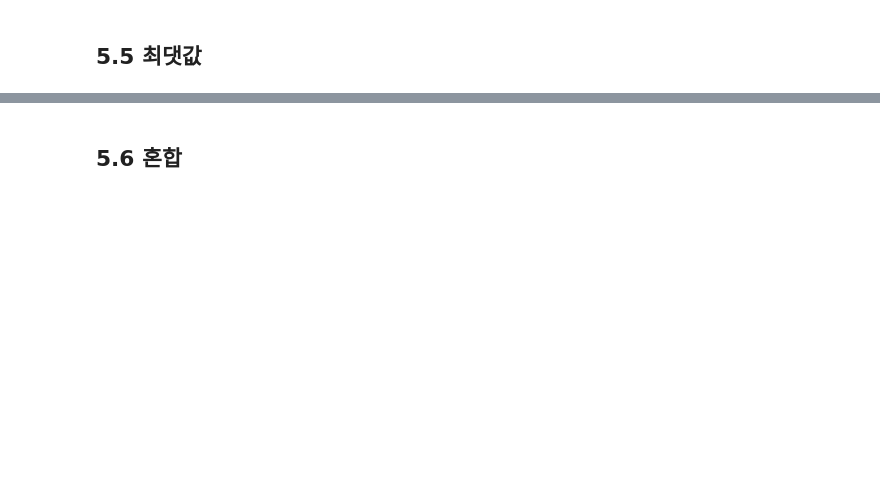
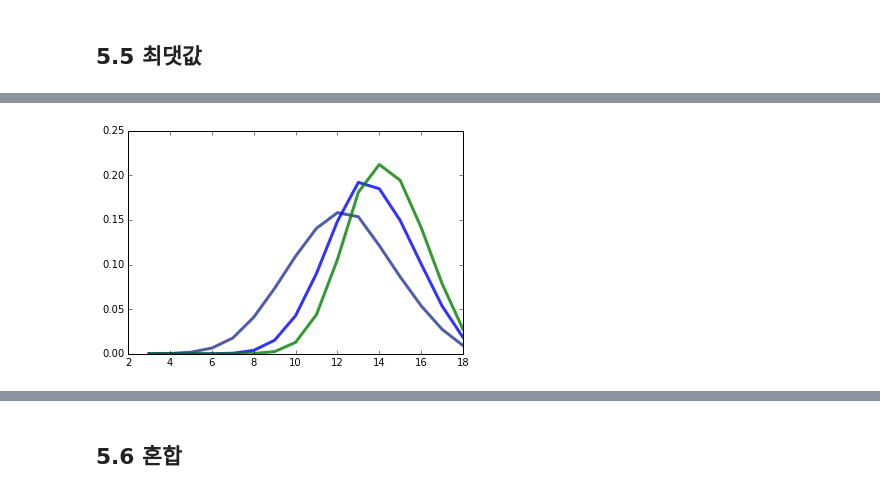
Before and after one commit to jayu108/book_think_bayes, a Jupyter notebook: chapter 5 공산과 가산.ipynb, the cells around one changed output, grey strips where cells are left out. Drawn from its saved outputs; the diff is of its cells as text; code cells hidden in the pictures; blank space fills up the shorter version.

```diff
--- a/chapter 5 공산과 가산.ipynb
+++ b/chapter 5 공산과 가산.ipynb
@@ -73,0 +400,82 @@ $$ o(A|D) = o(A) \frac{p(D|A)}{p(D|B)} $$
+# %%
+import random
+import matplotlib.pyplot as pyplot
+
+from src import thinkbayes
+from src import thinkplot
+
+FORMATS = ['pdf', 'eps', 'png']
+
+
+class Die(thinkbayes.Pmf):
+    """Represents the PMF of outcomes for a die."""
+
+    def __init__(self, sides, name=''):
+        """Initializes the die.
+
+        sides: int number of sides
+        name: string
+        """
+        thinkbayes.Pmf.__init__(self, name=name)
+        for x in xrange(1, sides+1):
+            self.Set(x, 1)
+        self.Normalize()
+
+
+def PmfMax(pmf1, pmf2):
+    """Computes the distribution of the max of values drawn from two Pmfs.
+
+    pmf1, pmf2: Pmf objects
+
+    returns: new Pmf
+    """
+    res = thinkbayes.Pmf()
+    for v1, p1 in pmf1.Items():
+        for v2, p2 in pmf2.Items():
+            res.Incr(max(v1, v2), p1*p2)
+    return res
+
+
+def main():
+
+    random.seed(17)
+
+    d6 = Die(6, 'd6')  # 6 면체 주사위 생성,  하나의 주사위 분포 Pmf
+
+    three_exact = d6 + d6 + d6  # 나열 (enumeration)
+
+    thinkplot.Clf()
+    thinkplot.PrePlot(num=1)
+
+    # compute the distribution of the best attribute the hard way
+    best_attr2 = PmfMax(three_exact, three_exact)  # 세 주사위를 2번 굴렸을때의 최댓값 분포
+    best_attr4 = PmfMax(best_attr2, best_attr2)  # 세 주사위를 4번 굴렸을때의 최댓값 분포
+    best_attr6 = PmfMax(best_attr4, best_attr2)  # 세 주사위를 6번 굴렸을때의 최댓값 분포
+    thinkplot.Pmf(best_attr2)
+    thinkplot.Pmf(best_attr4)
+    thinkplot.Pmf(best_attr6)
+    thinkplot.Show()  # image view
+
+    print '-------------------------------- '
+
+    # and the easy way
+    best_attr_cdf = three_exact.Max(6)  # 세 주사위를 6번 굴렸을때의 최댓값 분포
+    best_attr_cdf.name = ''
+    best_attr_pmf = thinkbayes.MakePmfFromCdf(best_attr_cdf)
+    best_attr_pmf.Print()
+
+    thinkplot.Pmf(best_attr_pmf)
+
+    thinkplot.Show()  # image view
+
+    thinkplot.Save(root='./images/dungeons2',
+                xlabel='Sum of three d6',
+                ylabel='Probability',
+                axis=[2, 19, 0, 0.23],
+                formats=FORMATS)
+
+
+
+if __name__ == '__main__':
+    main()
+# %% [output]
@@ -73,0 +483 @@ $$ o(A|D) = o(A) \frac{p(D|A)}{p(D|B)} $$
+[figure, added]
```
Also changed, not shown: parts of 32 cells of this notebook, 10 other files.
